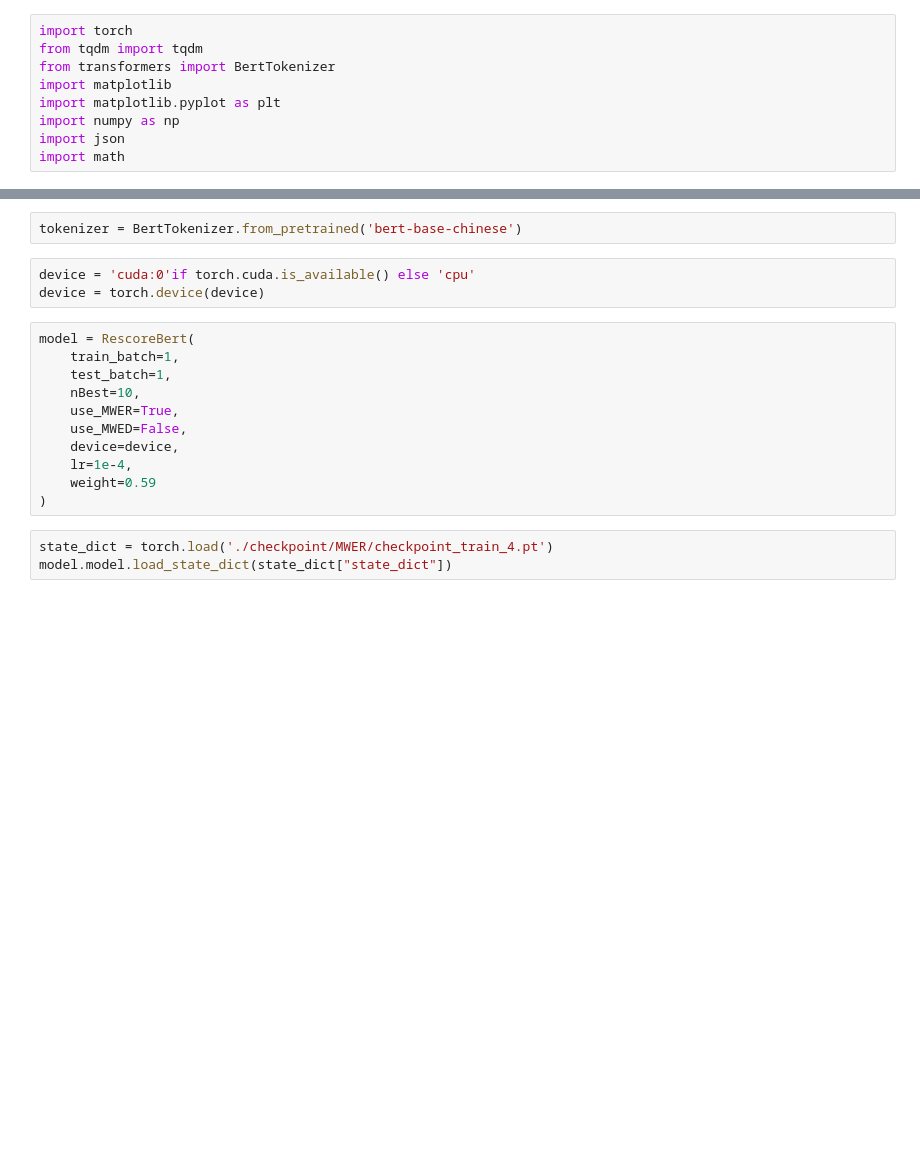
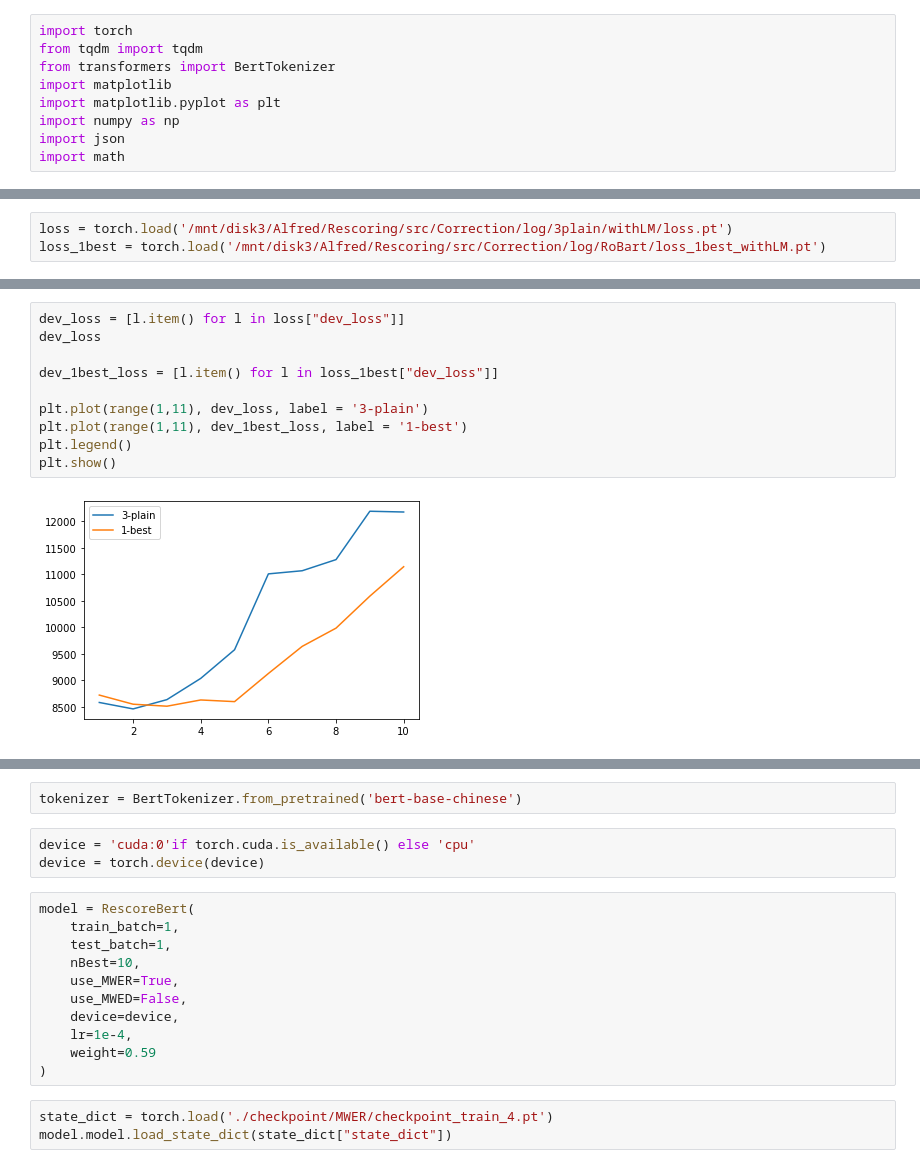
Before and after one commit to Alfred0622/Rescoring, a Jupyter notebook: Attention_Map.ipynb, the cells around one changed output, grey strips where cells are left out. Saved outputs shown, nothing was run; the diff lists cells and outputs as text; blank space fills up the shorter version.

```diff
--- a/Attention_Map.ipynb
+++ b/Attention_Map.ipynb
@@ -12,0 +10,3 @@ loss
+# %%
+loss = torch.load('/mnt/disk3/Alfred/Rescoring/src/Correction/log/3plain/withLM/loss.pt')
+loss_1best = torch.load('/mnt/disk3/Alfred/Rescoring/src/Correction/log/RoBart/loss_1best_withLM.pt')
@@ -13,3 +25,15 @@ loss
+# %%
+dev_loss = [l.item() for l in loss["dev_loss"]]
+dev_loss
+
+dev_1best_loss = [l.item() for l in loss_1best["dev_loss"]]
+
+plt.plot(range(1,11), dev_loss, label = '3-plain')
+plt.plot(range(1,11), dev_1best_loss, label = '1-best')
+plt.legend()
+plt.show()
+# %% [output]
+[figure, added]
 # %%
 dev_loss = [l.item() for l in loss["dev_loss"]]
 dev_loss
```
Also changed, not shown: parts of 9 cells of this notebook, 31 other files.
